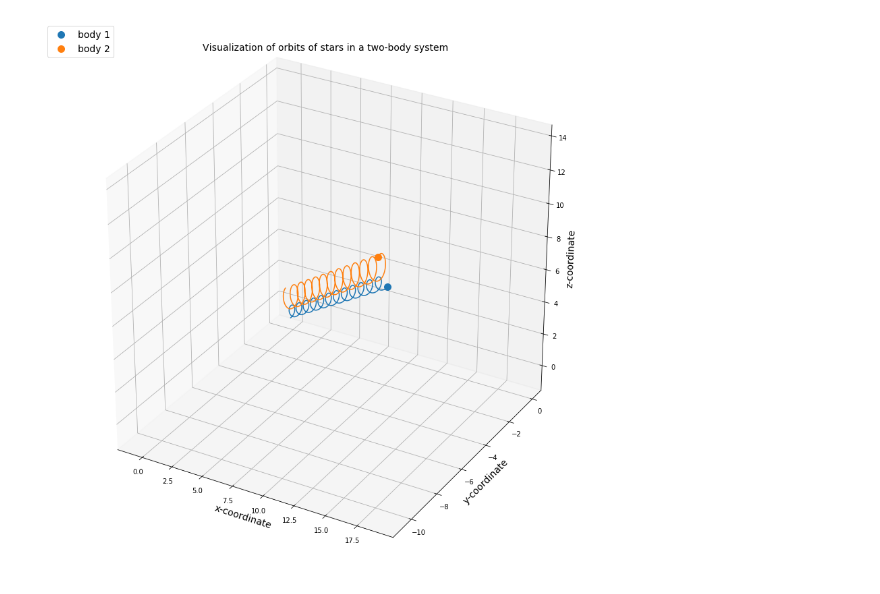
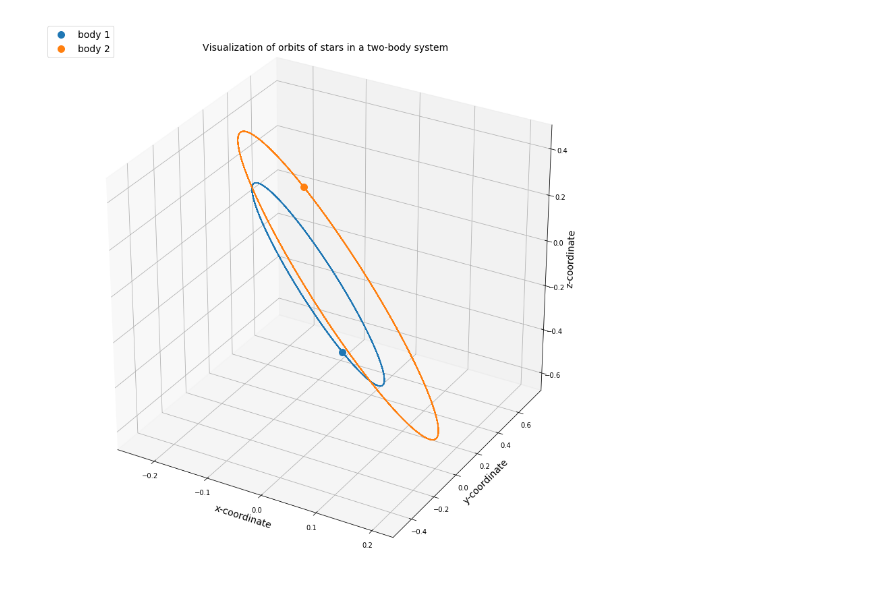
Before and after one commit to redwin21/n-body-problem, a Jupyter notebook: simulator/data_generator_test.ipynb, the cells around one changed output. Cells and saved outputs as stored; diff of their text form; code cells hidden in the pictures.

```diff
--- a/simulator/data_generator_test.ipynb
+++ b/simulator/data_generator_test.ipynb
@@ -13,19 +12,19 @@ The autoreload extension is already loaded. To reload it, use:
 # %%
 sim2 = NBodySimulator(n=2)
 
 m = np.random.random((2,1))*5
 r = np.random.random((2,3))*2-1
 v = np.random.random((2,3))*2-1
 
 sim2.fit(r, v, m)
 
 t = np.linspace(0, 30, 5000)
 
 sim2.simulate(t)
 
-plot_3d(sim2.n, sim2.r_sol)
+plot_3d(sim2.r_sol_com)
 # %% [output]
-[figure, old version]
+[figure, new version]
 # %%
 sim2 = NBodySimulator(n=3)
 
```
Also changed, not shown: parts of 7 cells of this notebook, 3 other files.
